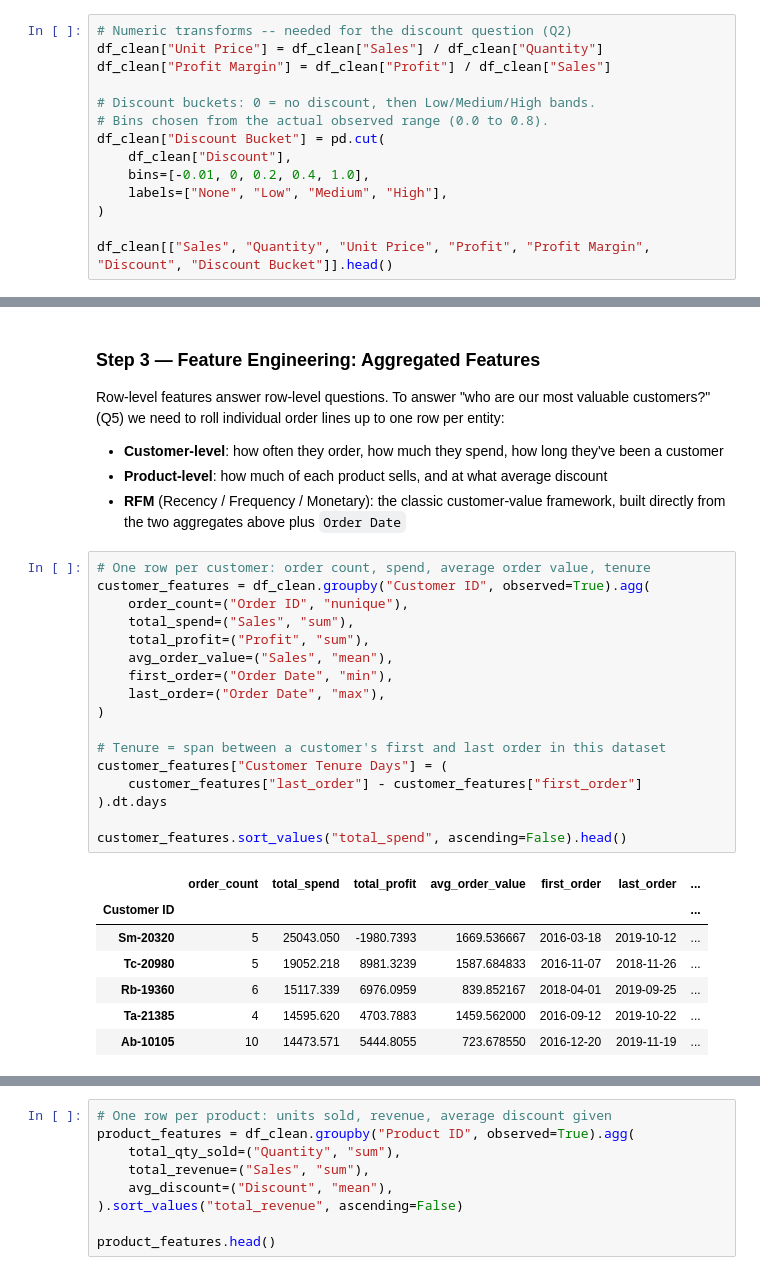
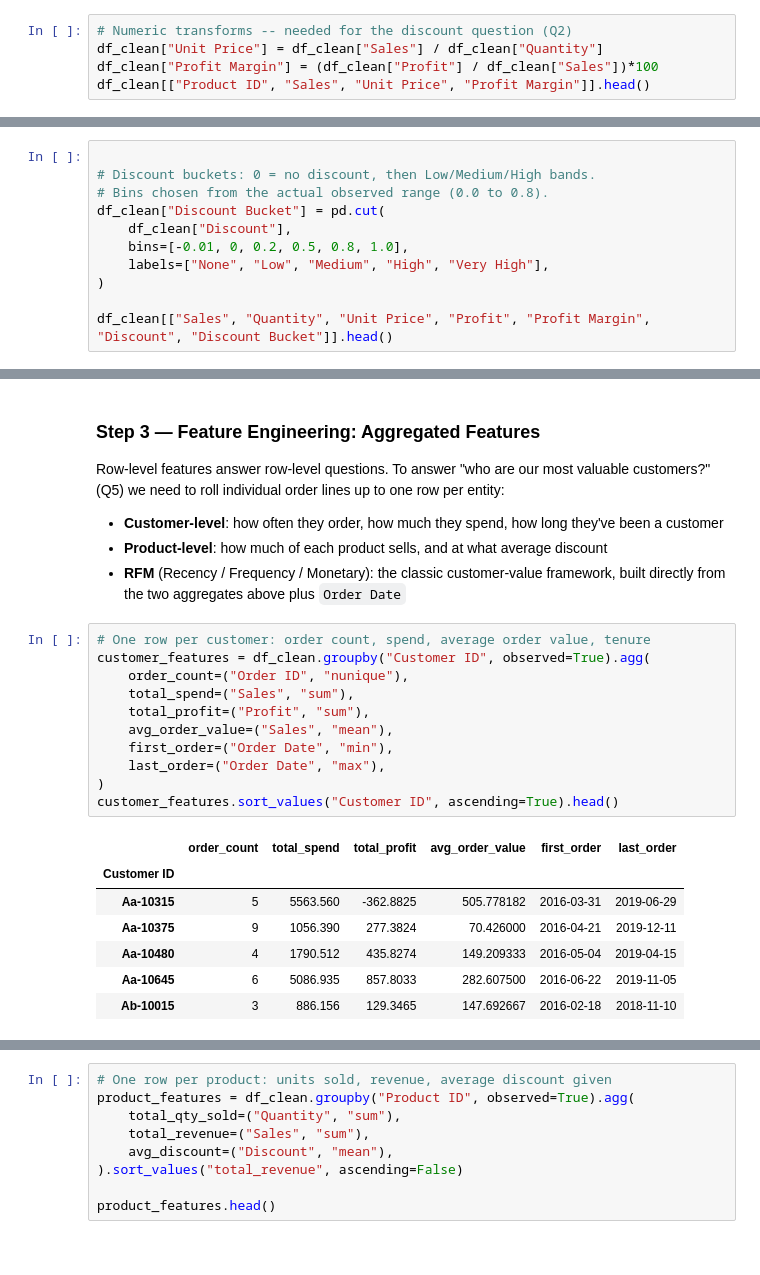
Before and after one commit to wmouhammed2016/data_exploring_cleaning, a Jupyter notebook: feature_engineering_analysis.ipynb, the cells around one changed output, grey strips where cells are left out. Drawn from its saved outputs; the diff is of its cells as text.

```diff
--- a/feature_engineering_analysis.ipynb
+++ b/feature_engineering_analysis.ipynb
@@ -113,15 +124,6 @@ df_clean[["Order Date", "Ship Date", "Shipping Days", "Order Weekday", "Is Weeke
 # %%
 # Numeric transforms -- needed for the discount question (Q2)
 df_clean["Unit Price"] = df_clean["Sales"] / df_clean["Quantity"]
-df_clean["Profit Margin"] = df_clean["Profit"] / df_clean["Sales"]
-
-# Discount buckets: 0 = no discount, then Low/Medium/High bands.
-# Bins chosen from the actual observed range (0.0 to 0.8).
-df_clean["Discount Bucket"] = pd.cut(
-    df_clean["Discount"],
-    bins=[-0.01, 0, 0.2, 0.4, 1.0],
-    labels=["None", "Low", "Medium", "High"],
-)
-
-df_clean[["Sales", "Quantity", "Unit Price", "Profit", "Profit Margin", "Discount", "Discount Bucket"]].head()
+df_clean["Profit Margin"] = (df_clean["Profit"] / df_clean["Sales"])*100
+df_clean[["Product ID", "Sales", "Unit Price", "Profit Margin"]].head()
 # %% [output]
@@ -133,0 +138,11 @@ df_clean[["Sales", "Quantity", "Unit Price", "Profit", "Profit Margin", "Discoun
+# %%
+
+# Discount buckets: 0 = no discount, then Low/Medium/High bands.
+# Bins chosen from the actual observed range (0.0 to 0.8).
+df_clean["Discount Bucket"] = pd.cut(
+    df_clean["Discount"],
+    bins=[-0.01, 0, 0.2, 0.5, 0.8, 1.0],
+    labels=["None", "Low", "Medium", "High", "Very High"],
+)
+
+df_clean[["Sales", "Quantity", "Unit Price", "Profit", "Profit Margin", "Discount", "Discount Bucket"]].head()
@@ -142,25 +164,19 @@ Row-level features answer row-level questions. To answer "who are our most valua
 # %%
 # One row per customer: order count, spend, average order value, tenure
 customer_features = df_clean.groupby("Customer ID", observed=True).agg(
     order_count=("Order ID", "nunique"),
     total_spend=("Sales", "sum"),
     total_profit=("Profit", "sum"),
     avg_order_value=("Sales", "mean"),
     first_order=("Order Date", "min"),
     last_order=("Order Date", "max"),
 )
-
-# Tenure = span between a customer's first and last order in this dataset
-customer_features["Customer Tenure Days"] = (
-    customer_features["last_order"] - customer_features["first_order"]
-).dt.days
-
-customer_features.sort_values("total_spend", ascending=False).head()
+customer_features.sort_values("Customer ID", ascending=True).head()
 # %% [output]
-|  | order_count | total_spend | total_profit | avg_order_value | first_order | last_order | ... |
-| Customer ID |  |  |  |  |  |  | ... |
-| Sm-20320 | 5 | 25043.050 | -1980.7393 | 1669.536667 | 2016-03-18 | 2019-10-12 | ... |
-| Tc-20980 | 5 | 19052.218 | 8981.3239 | 1587.684833 | 2016-11-07 | 2018-11-26 | ... |
-| Rb-19360 | 6 | 15117.339 | 6976.0959 | 839.852167 | 2018-04-01 | 2019-09-25 | ... |
-| Ta-21385 | 4 | 14595.620 | 4703.7883 | 1459.562000 | 2016-09-12 | 2019-10-22 | ... |
-| Ab-10105 | 10 | 14473.571 | 5444.8055 | 723.678550 | 2016-12-20 | 2019-11-19 | ... |
+|  | order_count | total_spend | total_profit | avg_order_value | first_order | last_order |
+| Customer ID |  |  |  |  |  |  |
+| Aa-10315 | 5 | 5563.560 | -362.8825 | 505.778182 | 2016-03-31 | 2019-06-29 |
+| Aa-10375 | 9 | 1056.390 | 277.3824 | 70.426000 | 2016-04-21 | 2019-12-11 |
+| Aa-10480 | 4 | 1790.512 | 435.8274 | 149.209333 | 2016-05-04 | 2019-04-15 |
+| Aa-10645 | 6 | 5086.935 | 857.8033 | 282.607500 | 2016-06-22 | 2019-11-05 |
+| Ab-10015 | 3 | 886.156 | 129.3465 | 147.692667 | 2016-02-18 | 2018-11-10 |
```
Also changed, not shown: parts of 16 cells of this notebook, 5 other files.
